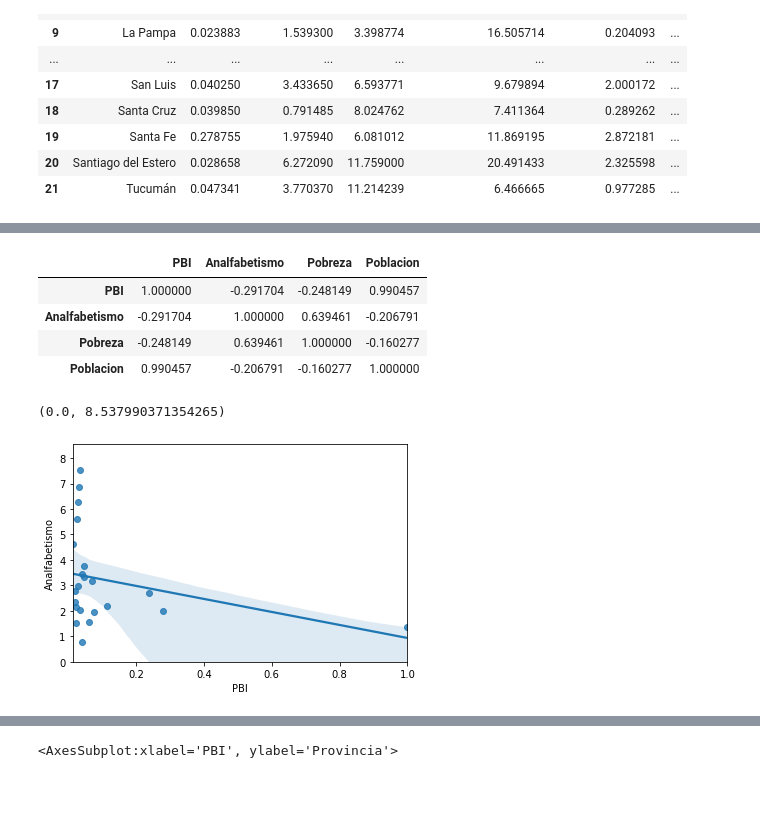
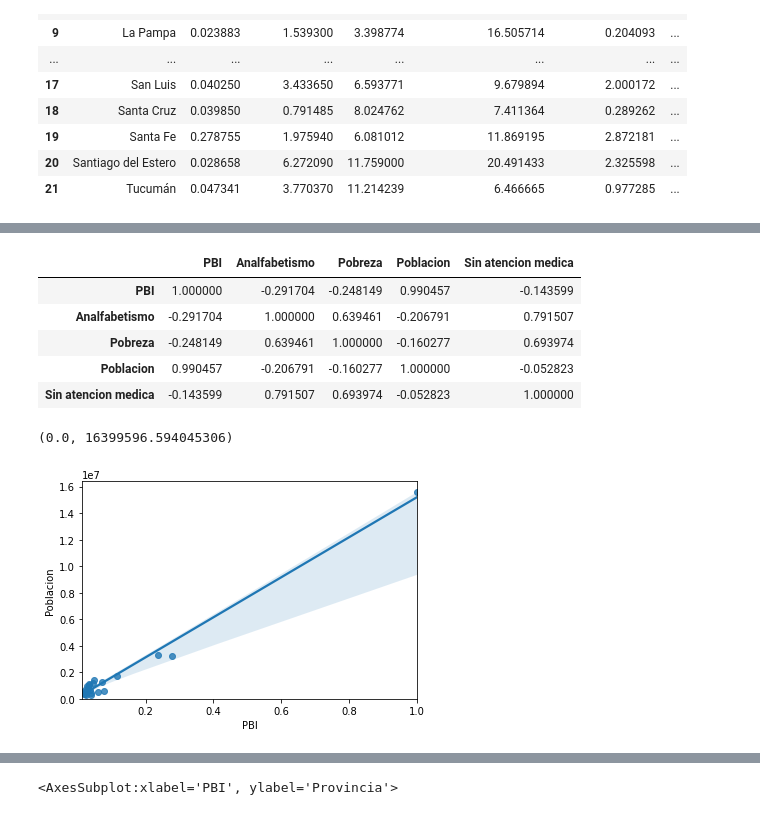
Before and after one commit to NestorDiazDataSC/Analisis-Data-Argentina, a Jupyter notebook: Analisis Argentina.ipynb, the cells around one changed output, grey strips where cells are left out. Drawn from its saved outputs; the diff is of its cells as text; code cells hidden in the pictures; blank space fills up the shorter version.

```diff
--- a/Analisis Argentina.ipynb
+++ b/Analisis Argentina.ipynb
@@ -133,16 +134,17 @@ df.corr()         # Calcula la correlacion entre todas las variables del datafra
 | Cines por persona | -0.006717 | -0.634247 | -0.647118 | -0.265632 | -0.435447 | -0.677575 | ... |
 | Doctores por persona | 0.231281 | -0.422702 | -0.643937 | -0.348995 | -0.175279 | -0.426163 | ... |
 # %%
-df [["PBI", "Analfabetismo", "Pobreza", "Poblacion"]].corr()     # Calcula la correlación solo de las columnas que quiero ver
+df [["PBI", "Analfabetismo", "Pobreza", "Poblacion", "Sin atencion medica"]].corr()     # Calcula la correlación solo de las columnas que quiero ver
 # %% [output]
-|  | PBI | Analfabetismo | Pobreza | Poblacion |
-| PBI | 1.000000 | -0.291704 | -0.248149 | 0.990457 |
-| Analfabetismo | -0.291704 | 1.000000 | 0.639461 | -0.206791 |
-| Pobreza | -0.248149 | 0.639461 | 1.000000 | -0.160277 |
-| Poblacion | 0.990457 | -0.206791 | -0.160277 | 1.000000 |
+|  | PBI | Analfabetismo | Pobreza | Poblacion | Sin atencion medica |
+| PBI | 1.000000 | -0.291704 | -0.248149 | 0.990457 | -0.143599 |
+| Analfabetismo | -0.291704 | 1.000000 | 0.639461 | -0.206791 | 0.791507 |
+| Pobreza | -0.248149 | 0.639461 | 1.000000 | -0.160277 | 0.693974 |
+| Poblacion | 0.990457 | -0.206791 | -0.160277 | 1.000000 | -0.052823 |
+| Sin atencion medica | -0.143599 | 0.791507 | 0.693974 | -0.052823 | 1.000000 |
 # %%
-sns.regplot(x="PBI", y="Analfabetismo", data=df)   # Para hacer un grafico y ver la correlación que hay de forma grafica
+sns.regplot(x="PBI", y="Poblacion", data=df)   # Para hacer un grafico y ver la correlación que hay de forma grafica
 plt.ylim(0)
 # %% [output]
-(0.0, 8.537990371354265)
+(0.0, 16399596.594045306)
-[figure, old version]
+[figure, new version]
```
Also changed, not shown: parts of 11 cells of this notebook.
